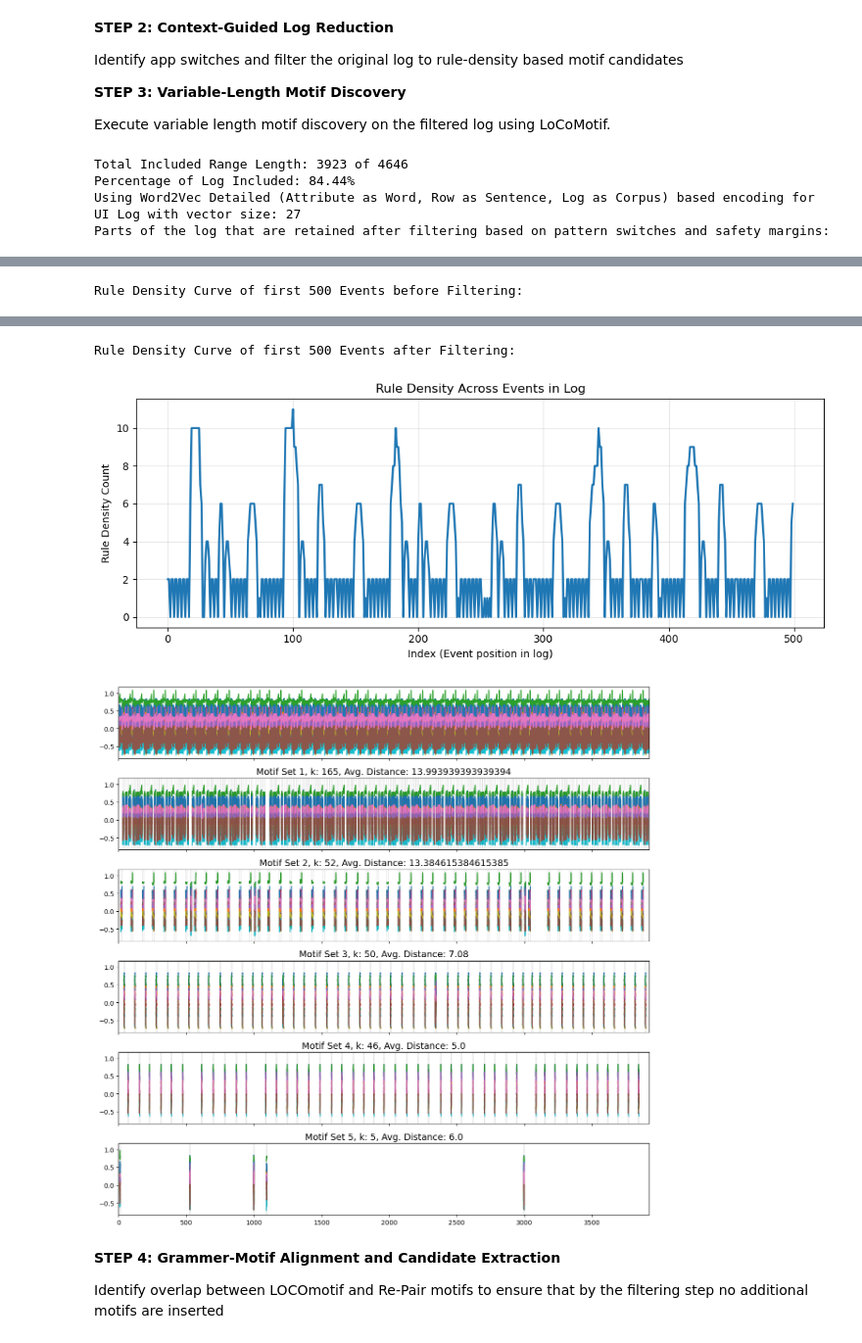
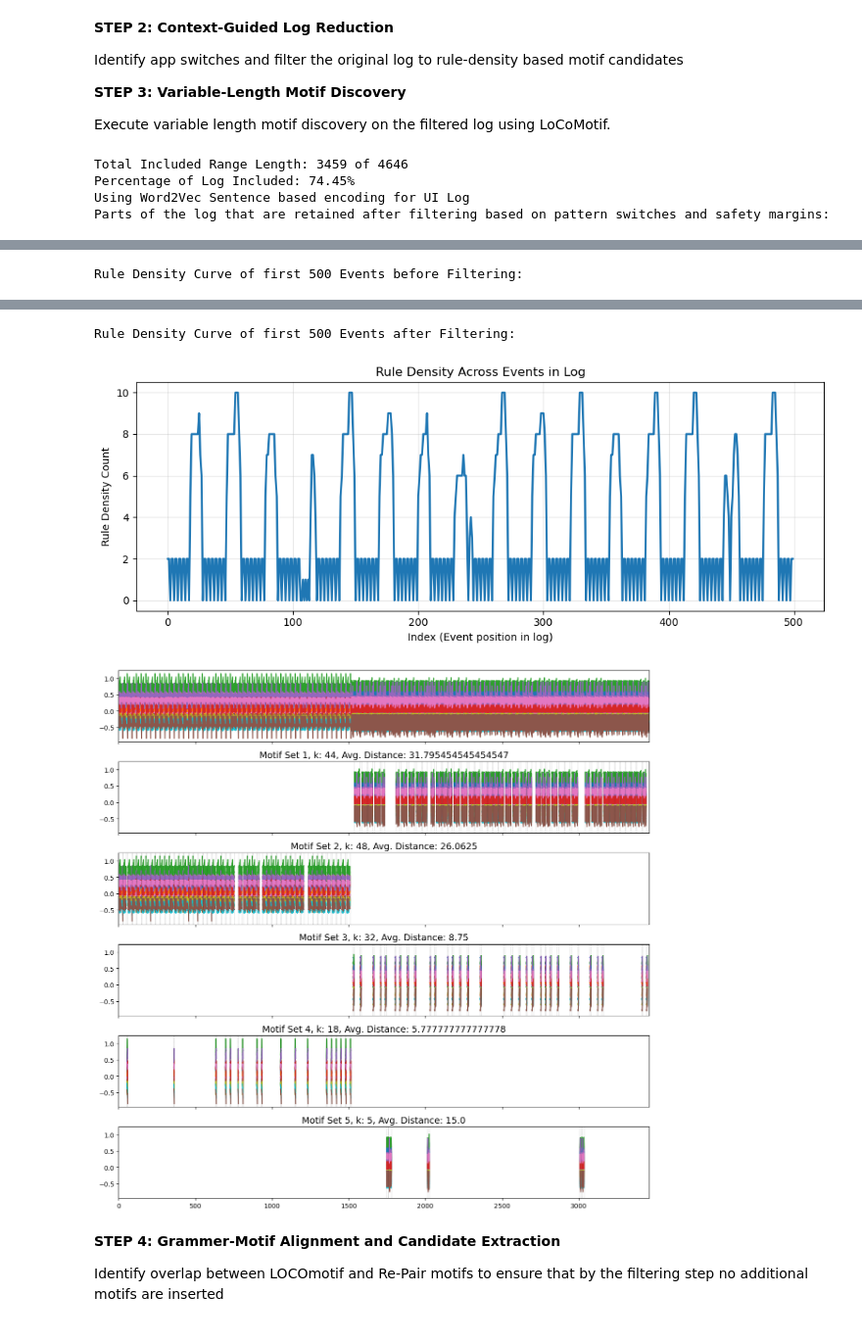
Before and after one commit to thohenadl/TSMDforUILogs, a Jupyter notebook: JupyterNotebooks/00_EX1.ipynb, the cells around one changed output, grey strips where cells are left out. Shown at 98% size. Cells and saved outputs as stored; diff of their text form; code cells hidden in the pictures.

```diff
--- a/JupyterNotebooks/00_EX1.ipynb
+++ b/JupyterNotebooks/00_EX1.ipynb
@@ -55,8 +49,8 @@ The cells directly below are for configuration purpose. If you want to run your
 # 202511_SR_RT_plus_extended.csv & 202511_SR_RT_plus_extended_ground_truth.csv
 # 202511_SR_RT_parallel_extended.csv & 202511_SR_RT_parallel_extended_ground_truth.csv
 isActionLogger = True
-leno_file_name = "202511_SR_RT_parallel.csv"
-leno_gt_file_name = "202511_SR_RT_parallel_ground_truth.csv"
+leno_file_name = "202511_SR_RT_plus.csv"
+leno_gt_file_name = "202511_SR_RT_plus_ground_truth.csv"
 
 # ---- Generic Parameters that were tested in other publications ----
 rho_LoCoMotif = 0.8 # Rho parameter for LoCoMotif variable length motif discovery
@@ -379,20 +374,20 @@ filtered_log.reset_index(drop=True, inplace=True)
 ##################
 
 # Encode the filtered log
-if encoding_method == 1:
-    print("Using Word2Vec Basic (Row as Word, Log as Corpus) encoding for UI Log with vector size:", token_based_vector_size)
-    filtered_log_encoded = valmod_util.encode_word2vec(uiLog=filtered_log,
-                                                       orderedColumnsList=hierarchy_columns,
-                                                       vector_size=token_based_vector_size,
-                                                       completeCorpusLog=log)
+if encoding_method == 0:
+    print("Using Word2Vec Sentence based encoding for UI Log")
+    filtered_log_encoded = valmod_util.encode_word2vec_row_as_sentence(uiLog=filtered_log,
+                                                    orderedColumnsList=hierarchy_columns,
+                                                    window=len(hierarchy_columns),
+                                                    vector_size=token_based_vector_size,
+                                                    completeCorpusLog=log)
     column_identifier = 'w2v_'
-elif encoding_method == 0:
+elif encoding_method == 1:
     print("Using Word2Vec Detailed (Attribute as Word, Row as Sentence, Log as Corpus) based encoding for UI Log with vector size:", token_based_vector_size)
-    filtered_log_encoded = valmod_util.encode_word2vec_row_as_sentence(uiLog=filtered_log,
-                                                       orderedColumnsList=hierarchy_columns,
-                                                       window=len(hierarchy_columns),
-                                                       vector_size=token_based_vector_size,
-                                                       completeCorpusLog=log)
+    filtered_log_encoded = valmod_util.encode_word2vec(filtered_log,
+                                                        orderedColumnsList=hierarchy_columns,
+                                                        vector_size=token_based_vector_size,
+                                                        completeCorpusLog=log)
     column_identifier = 'w2v_'
 elif encoding_method == 2:
     print("Using Hierarchical based encoding for UI Log")
@@ -440,7 +435,7 @@ fig, ax = visualize.plot_motif_sets(series=filtered_columns_reduced_log.values,
                                     legend=False)
 plt.show()
 # %% [output]
-Total Included Range Length: 3923 of 4646
-Percentage of Log Included: 84.44%
-Using Word2Vec Detailed (Attribute as Word, Row as Sentence, Log as Corpus) based encoding for UI Log with vector size: 27
+Total Included Range Length: 3459 of 4646
+Percentage of Log Included: 74.45%
+Using Word2Vec Sentence based encoding for UI Log
 Parts of the log that are retained after filtering based on pattern switches and safety margins:
@@ -450,6 +445,6 @@ Rule Density Curve of first 500 Events before Filtering:
 Rule Density Curve of first 500 Events after Filtering:
-[figure, old version]
+[figure, new version]
-[figure, old version]
+[figure, new version]
 # %% [markdown]
 **STEP 4: Grammer-Motif Alignment and Candidate Extraction**
 
```
Also changed, not shown: parts of 10 cells of this notebook, 2 other files.
